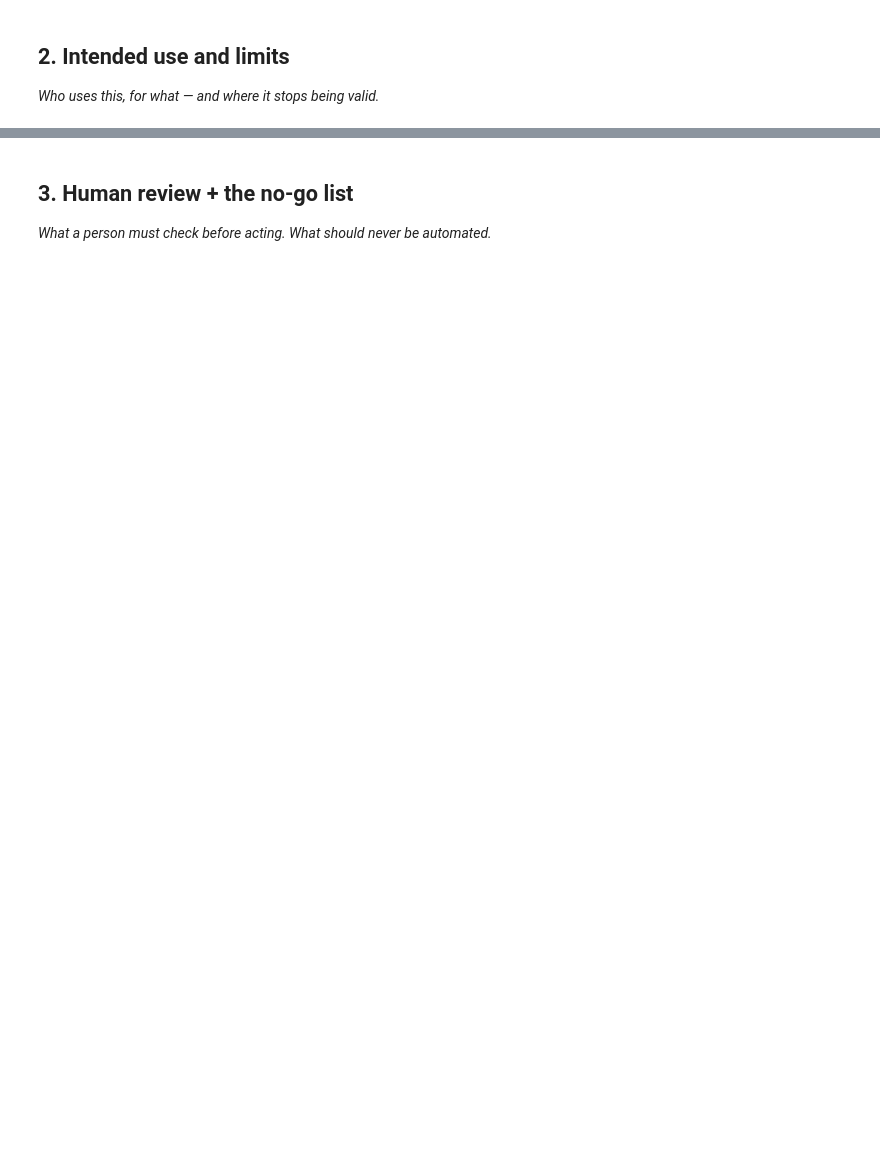
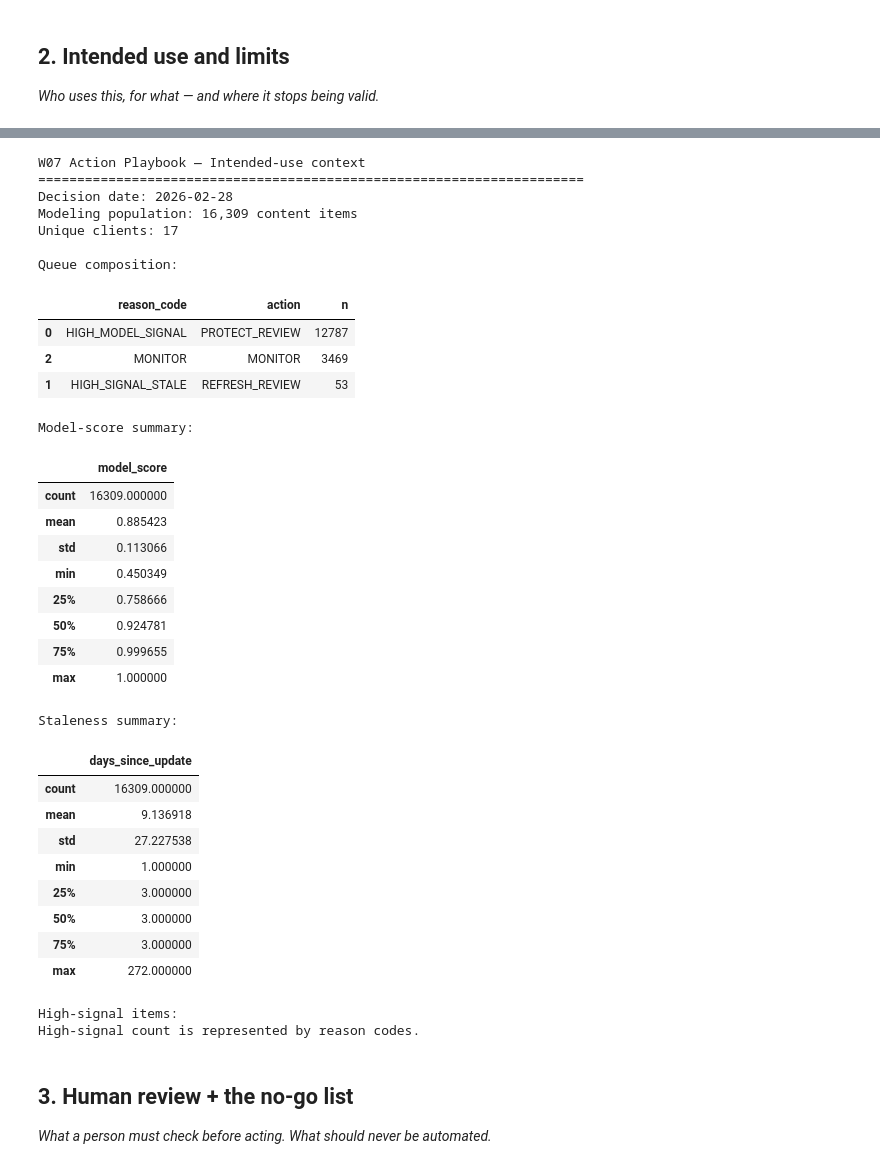
Before and after one commit to Veduisback/flyrank-ml-internship-starter, a Jupyter notebook: work/notebooks/w07_action_playbook.ipynb, the cells around one changed output, grey strips where cells are left out. Saved outputs shown, nothing was run; the diff lists cells and outputs as text; code cells hidden in the pictures; blank space fills up the shorter version.

```diff
--- a/work/notebooks/w07_action_playbook.ipynb
+++ b/work/notebooks/w07_action_playbook.ipynb
@@ -23,3 +490,78 @@ This skeleton is yours to fill. Work the sections **in order** — each one has
+# %%
+# Section 2: Summarize intended-use context and queue composition
+
+print("W07 Action Playbook — Intended-use context")
+print("=" * 70)
+
+print(f"Decision date: {DECISION_DATE}")
+print(f"Modeling population: {len(model_df):,} content items")
+print(f"Unique clients: {model_df['client_hash_id'].nunique():,}")
+
+print("\nQueue composition:")
+display(
+    action_queue.groupby(
+        ["reason_code", "action"],
+        as_index=False
+    )
+    .size()
+    .rename(columns={"size": "n"})
+    .sort_values("n", ascending=False)
+)
+
+print("\nModel-score summary:")
+display(
+    action_queue["model_score"]
+    .describe()
+    .to_frame("model_score")
+)
+
+print("\nStaleness summary:")
+display(
+    action_queue["days_since_update"]
+    .describe()
+    .to_frame("days_since_update")
+)
+
+print("\nHigh-signal items:")
+print(
+    f"{action_queue['high_model_signal'].sum():,}"
+    if "high_model_signal" in action_queue.columns
+    else "High-signal count is represented by reason codes."
+)
+# %% [output]
+W07 Action Playbook — Intended-use context
+======================================================================
+Decision date: 2026-02-28
+Modeling population: 16,309 content items
+Unique clients: 17
+
+Queue composition:
+|  | reason_code | action | n |
+| 0 | HIGH_MODEL_SIGNAL | PROTECT_REVIEW | 12787 |
+| 2 | MONITOR | MONITOR | 3469 |
+| 1 | HIGH_SIGNAL_STALE | REFRESH_REVIEW | 53 |
+Model-score summary:
+|  | model_score |
+| count | 16309.000000 |
+| mean | 0.885423 |
+| std | 0.113066 |
+| min | 0.450349 |
+| 25% | 0.758666 |
+| 50% | 0.924781 |
+| 75% | 0.999655 |
+| max | 1.000000 |
+Staleness summary:
+|  | days_since_update |
+| count | 16309.000000 |
+| mean | 9.136918 |
+| std | 27.227538 |
+| min | 1.000000 |
+| 25% | 3.000000 |
+| 50% | 3.000000 |
+| 75% | 3.000000 |
+| max | 272.000000 |
+High-signal items:
+High-signal count is represented by reason codes.
 # %% [markdown]
 ## 3. Human review + the no-go list
 
```
Also changed, not shown: parts of 20 cells of this notebook.
